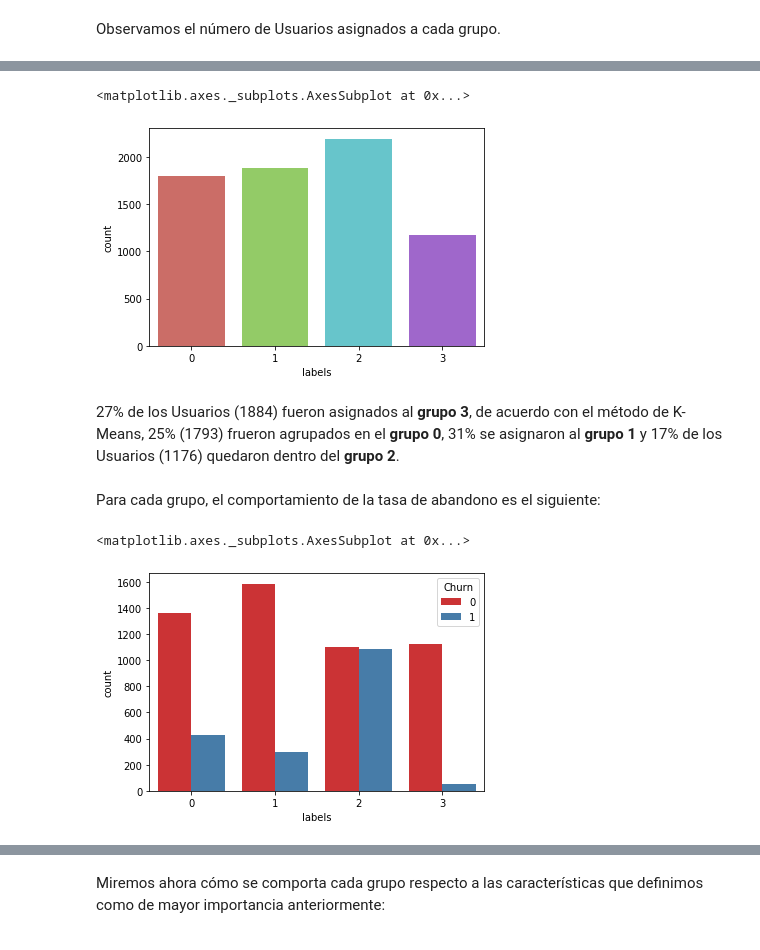
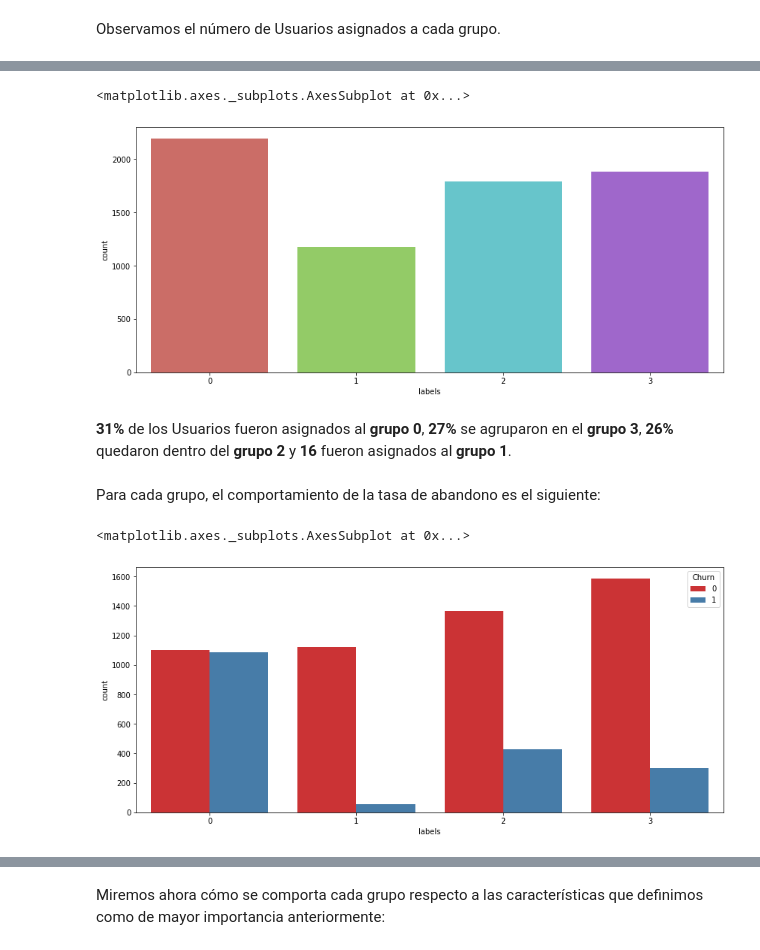
Before and after one commit to jarealess/CursosKaggle, a Jupyter notebook: Trabajo_Final_CRP.ipynb, the cells around one changed output, grey strips where cells are left out. Cells and saved outputs as stored; diff of their text form; code cells hidden in the pictures.

```diff
--- a/Trabajo_Final_CRP.ipynb
+++ b/Trabajo_Final_CRP.ipynb
@@ -901,20 +903,22 @@ data2['labels'].value_counts()
 Name: labels, dtype: int64
 # %%
 ## Distribución de los datos en la columna de salida
+plt.figure(figsize=(14,6))
 sns.countplot(x='labels', data=data2, palette='hls')
 # %% [output]
 <matplotlib.axes._subplots.AxesSubplot at 0x...>
-[figure, old version]
+[figure, new version]
-# %% [markdown]
-27% de los Usuarios (1884) fueron asignados al **grupo 3**, de acuerdo con el método de K-Means, 25% (1793) frueron agrupados en el **grupo 0**, 31% se asignaron al **grupo 1** y 17% de los Usuarios (1176) quedaron dentro del **grupo 2**.
+# %% [markdown]
+**31%** de los Usuarios fueron asignados al **grupo 0**, **27%** se agruparon en el **grupo 3**, **26%** quedaron dentro del **grupo 2** y **16** fueron asignados al **grupo 1**.
 # %% [markdown]
 Para cada grupo, el comportamiento de la tasa de abandono es el siguiente:
 # %%
 ## Comportamiento del abandono entre los Usuarios dependiendo del grupo
+plt.figure(figsize=(14,6))
 sns.countplot(x='labels', hue='Churn', data=data2, palette='Set1')
 # %% [output]
 <matplotlib.axes._subplots.AxesSubplot at 0x...>
-[figure, old version]
+[figure, new version]
 # %%
 ## Comportamiento del abandono entre los Usuarios dependiendo del grupo
 data2.groupby('Churn')['labels'].value_counts()
```
Also changed, not shown: parts of 57 cells of this notebook.
